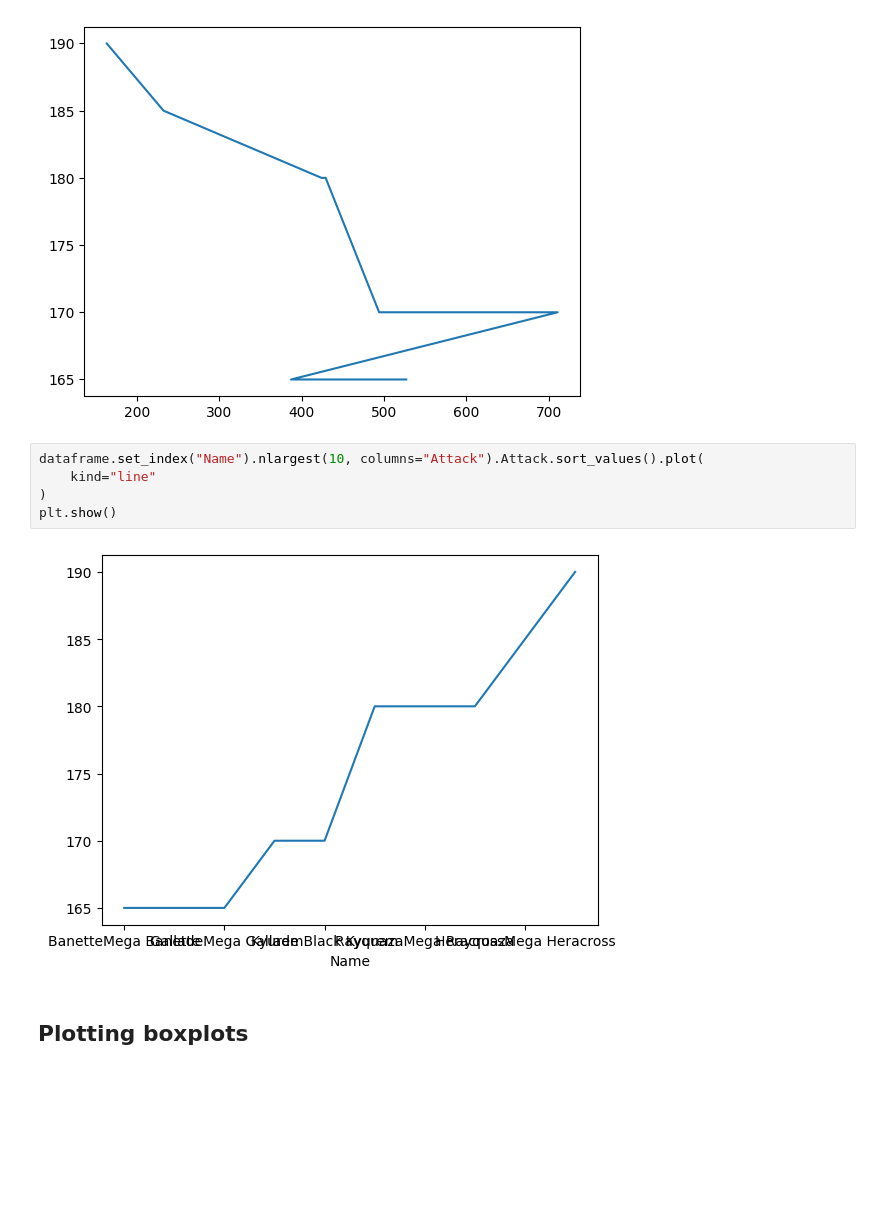
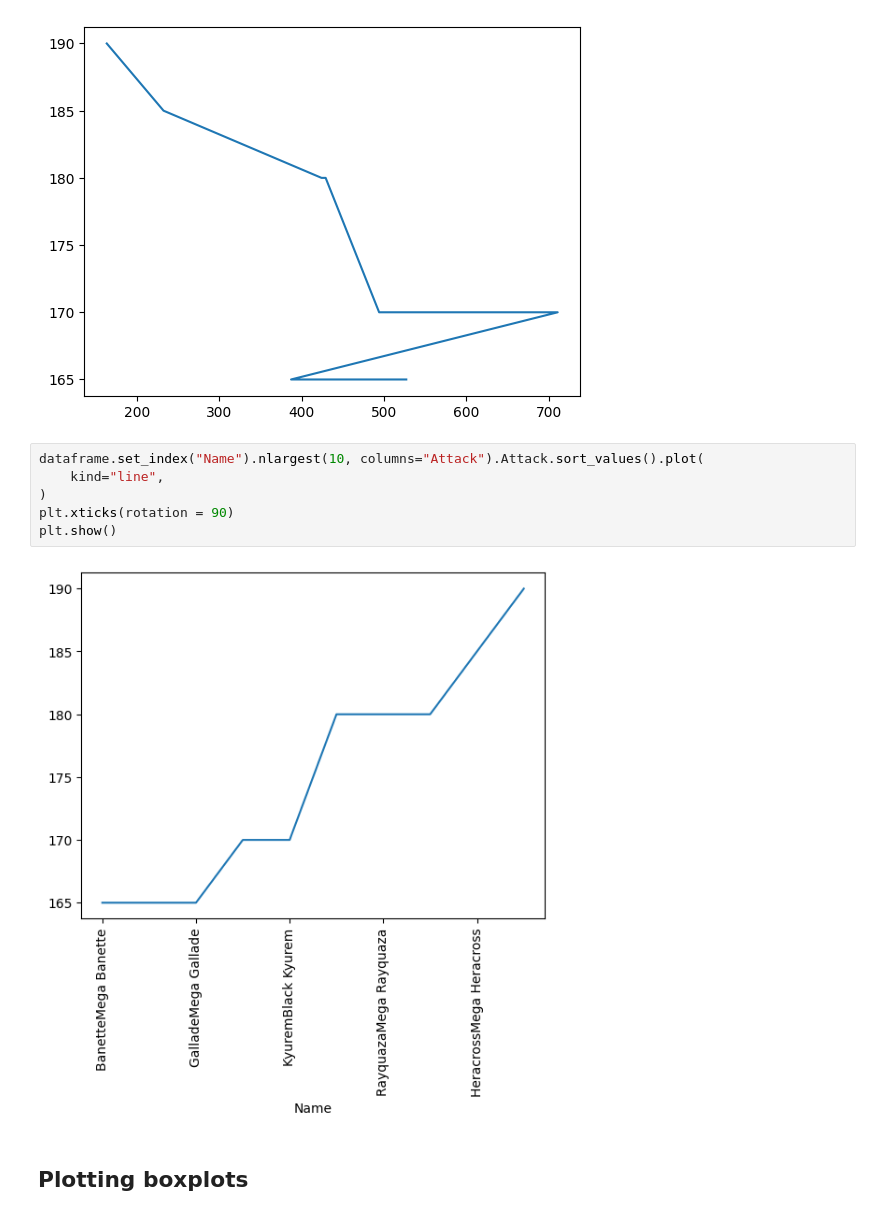
Before and after one commit to KianYang-Lee/pandas-tutorial, a Jupyter notebook: contents/07_data_visualization.ipynb, the cells around one changed output. Saved outputs shown, nothing was run; the diff lists cells and outputs as text; blank space fills up the shorter version.

```diff
--- a/contents/07_data_visualization.ipynb
+++ b/contents/07_data_visualization.ipynb
@@ -71,11 +71,12 @@ plt.show()
 [figure]
 # %%
 dataframe.set_index("Name").nlargest(10, columns="Attack").Attack.sort_values().plot(
-    kind="line"
+    kind="line",
 )
+plt.xticks(rotation = 90)
 plt.show()
 # %% [output]
-[figure, old version]
+[figure, new version]
 # %% [markdown]
 ## Plotting boxplots
 # %%
```
Also changed, not shown: 1 other file.
